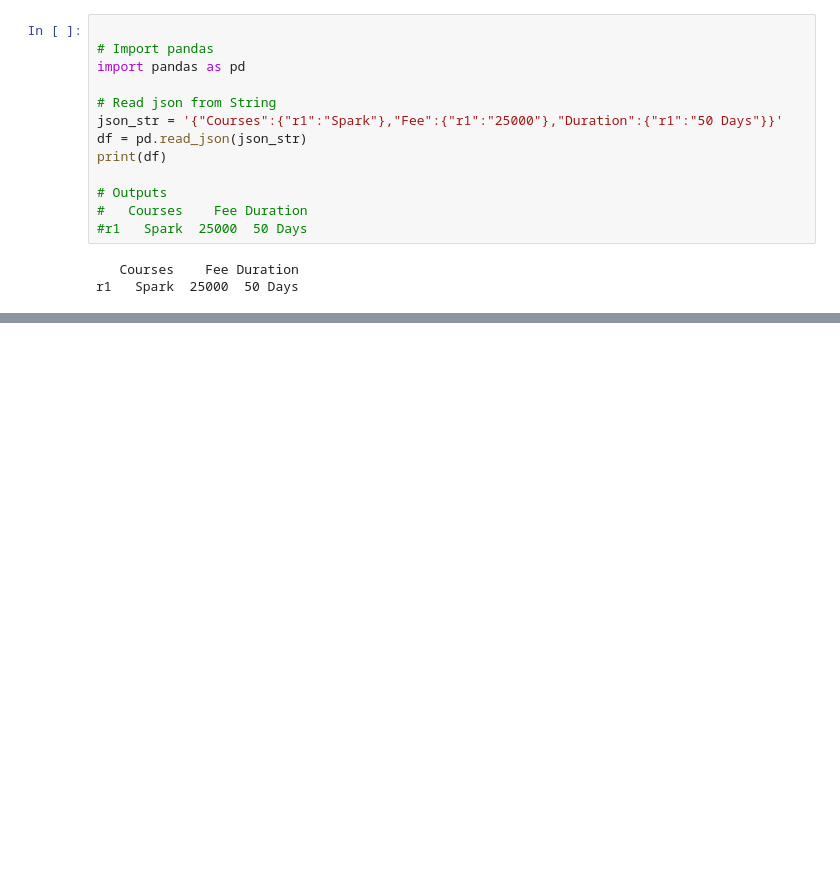
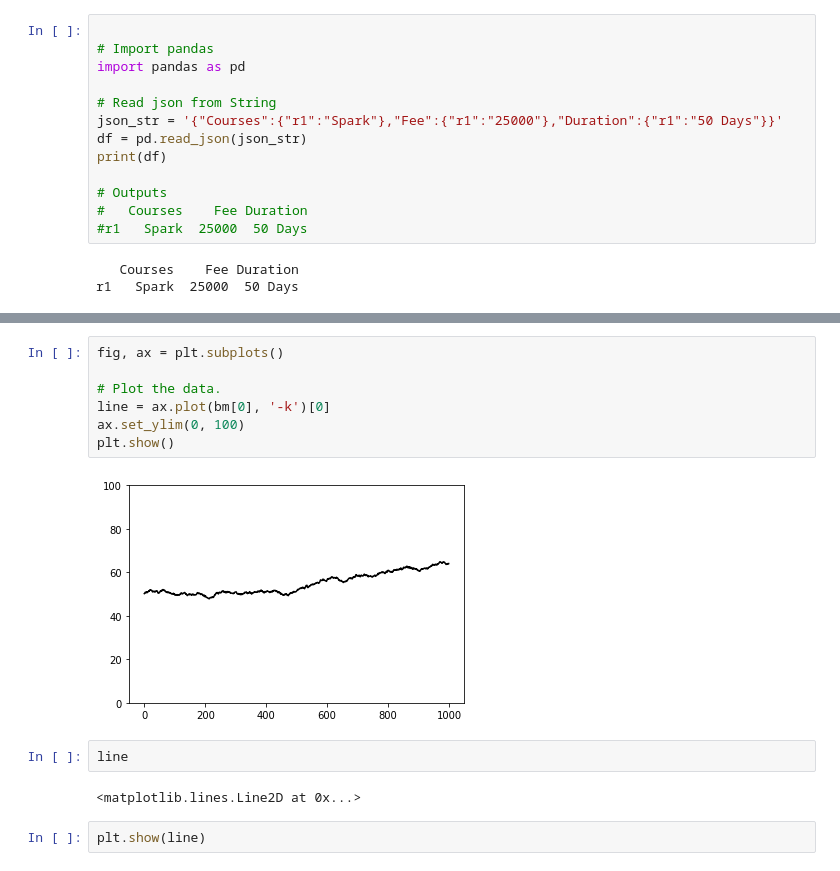
Before and after one commit to thorwhalen/plunk, a Jupyter notebook: plunk/sb/sms/data_access.ipynb, the cells around one changed output, grey strips where cells are left out. Cells and saved outputs as stored; diff of their text form; blank space fills up the shorter version.

```diff
--- a/plunk/sb/sms/data_access.ipynb
+++ b/plunk/sb/sms/data_access.ipynb
@@ -151,0 +336,15 @@ r1   Spark  25000  50 Days
+# %%
+fig, ax = plt.subplots()
+
+# Plot the data.
+line = ax.plot(bm[0], '-k')[0]
+ax.set_ylim(0, 100)
+plt.show()
+# %% [output]
+[figure, added]
+# %%
+line
+# %% [output]
+<matplotlib.lines.Line2D at 0x...>
+# %%
+plt.show(line)
```
Also changed, not shown: parts of 30 cells of this notebook, 2 other files.
